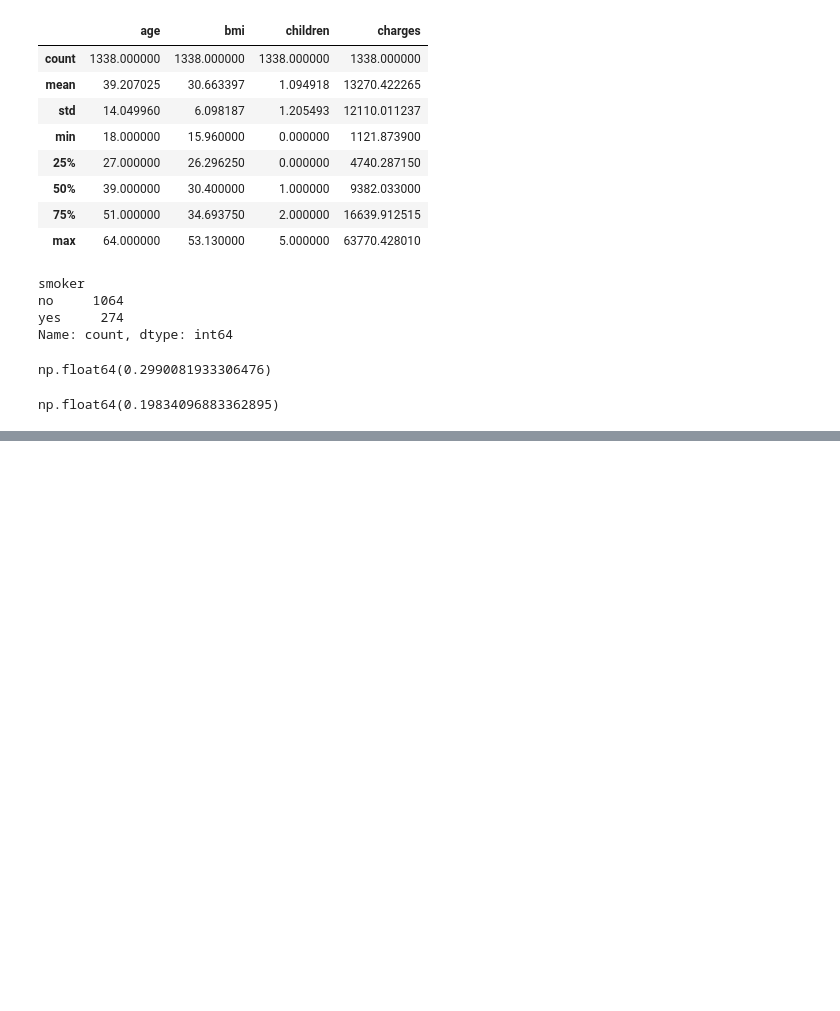
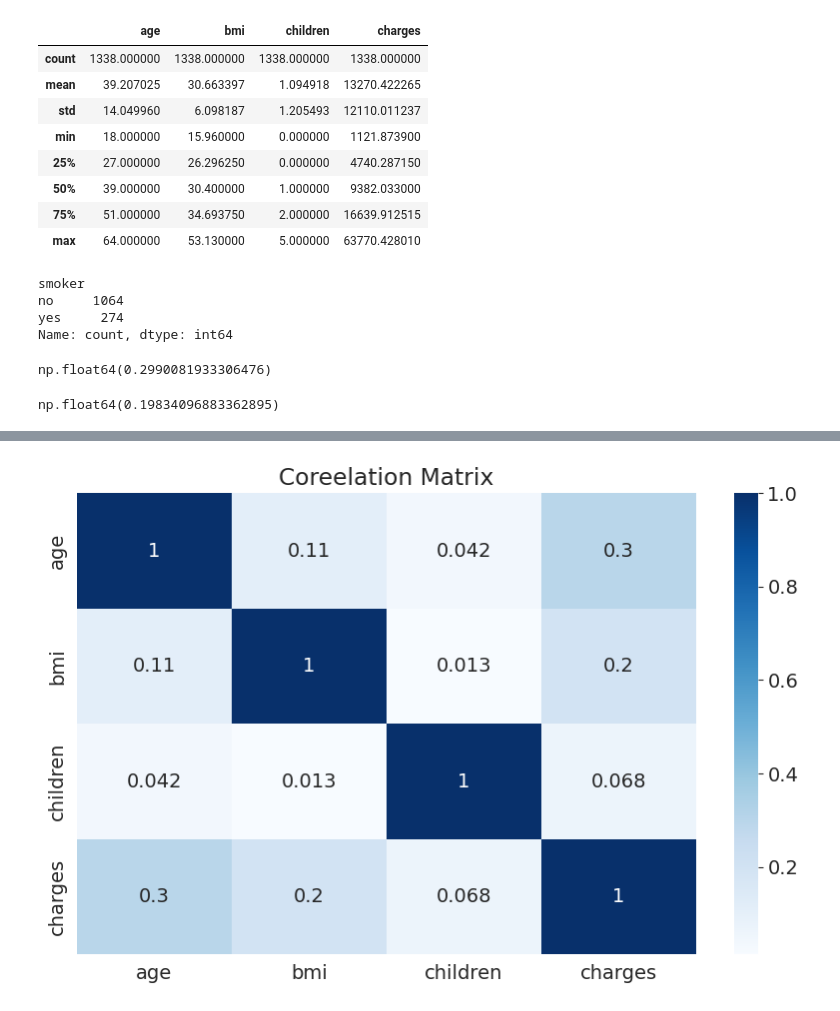
Before and after one commit to NostalgicWinters/ML, a Jupyter notebook: Part1/linearReg.ipynb, the cells around one changed output, grey strips where cells are left out. Drawn from its saved outputs; the diff is of its cells as text; code cells hidden in the pictures; blank space fills up the shorter version.

```diff
--- a/Part1/linearReg.ipynb
+++ b/Part1/linearReg.ipynb
@@ -164,0 +253,4 @@ fig.show()
+# %%
+duplicate_df2 = df.copy()
+duplicate_df2 = duplicate_df2[['age','bmi','children','charges']]
+duplicate_df2
@@ -164,0 +271,6 @@ fig.show()
+# %%
+sns.heatmap(duplicate_df2.corr(), cmap="Blues", annot=True)
+plt.title("Coreelation Matrix")
+plt.show()
+# %% [output]
+[figure, added]
```
Also changed, not shown: parts of 8 cells of this notebook.
